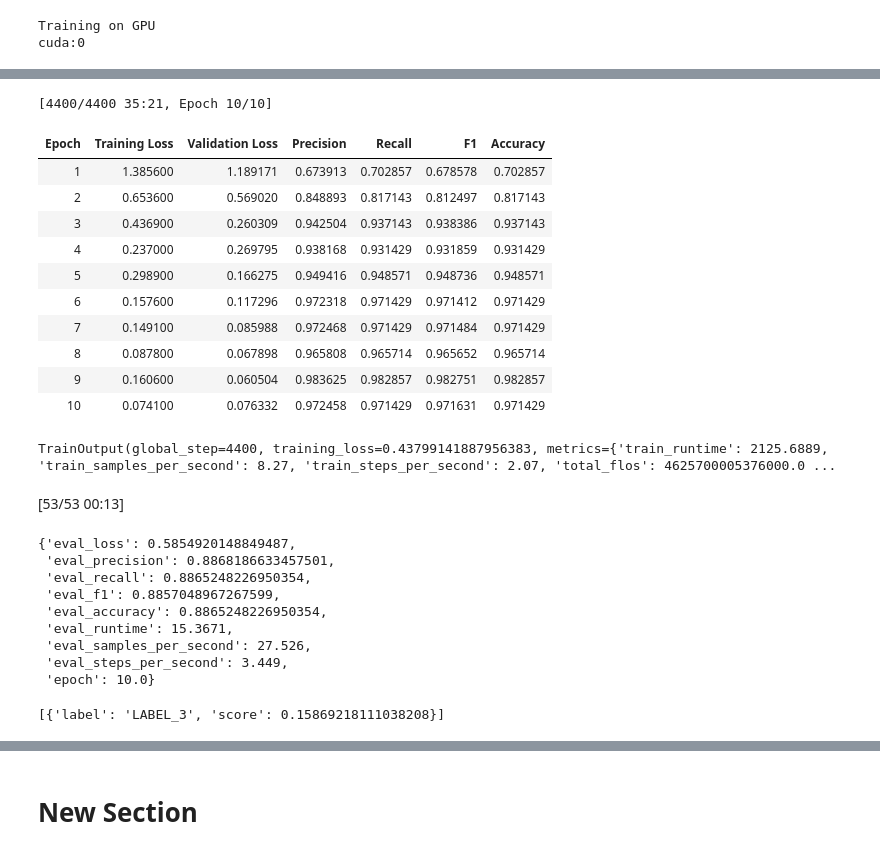
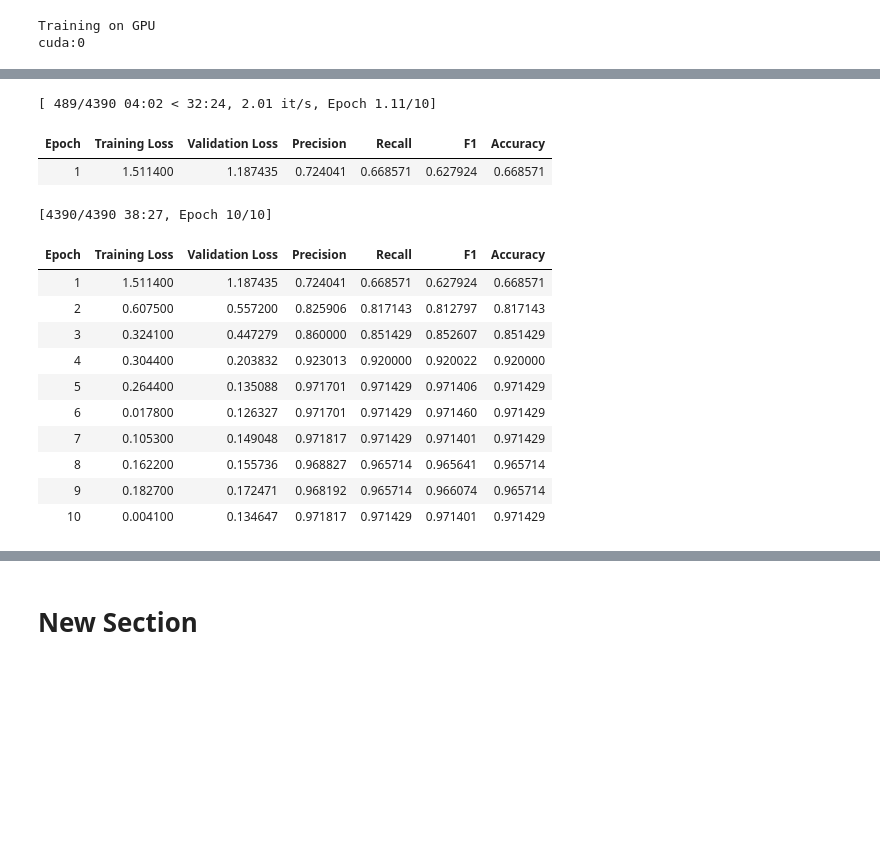
Before and after one commit to demekeendalie/Fine-tuning-bert-model-for-amharic-news-classification, a Jupyter notebook: Amharic_news_classification.ipynb, the cells around one changed output, grey strips where cells are left out. Cells and saved outputs as stored; diff of their text form; code cells hidden in the pictures; blank space fills up the shorter version.

```diff
--- a/Amharic_news_classification.ipynb
+++ b/Amharic_news_classification.ipynb
@@ -456,32 +490,3 @@ trainer = Trainer(
 # %%
 import torch
 torch.cuda.empty_cache()
-# %%
-trainer.train()
-# %% [output]
-[4400/4400 35:21, Epoch 10/10]
-| Epoch | Training Loss | Validation Loss | Precision | Recall | F1 | Accuracy |
-| 1 | 1.385600 | 1.189171 | 0.673913 | 0.702857 | 0.678578 | 0.702857 |
-| 2 | 0.653600 | 0.569020 | 0.848893 | 0.817143 | 0.812497 | 0.817143 |
-| 3 | 0.436900 | 0.260309 | 0.942504 | 0.937143 | 0.938386 | 0.937143 |
-| 4 | 0.237000 | 0.269795 | 0.938168 | 0.931429 | 0.931859 | 0.931429 |
-| 5 | 0.298900 | 0.166275 | 0.949416 | 0.948571 | 0.948736 | 0.948571 |
-| 6 | 0.157600 | 0.117296 | 0.972318 | 0.971429 | 0.971412 | 0.971429 |
-| 7 | 0.149100 | 0.085988 | 0.972468 | 0.971429 | 0.971484 | 0.971429 |
-| 8 | 0.087800 | 0.067898 | 0.965808 | 0.965714 | 0.965652 | 0.965714 |
-| 9 | 0.160600 | 0.060504 | 0.983625 | 0.982857 | 0.982751 | 0.982857 |
-| 10 | 0.074100 | 0.076332 | 0.972458 | 0.971429 | 0.971631 | 0.971429 |
-TrainOutput(global_step=4400, training_loss=0.43799141887956383, metrics={'train_runtime': 2125.6889, 'train_samples_per_second': 8.27, 'train_steps_per_second': 2.07, 'total_flos': 4625700005376000.0 ...
-# %%
-trainer.evaluate(small_test_dataset)
-# %% [output]
-[53/53 00:13]
-{'eval_loss': 0.5854920148849487,
- 'eval_precision': 0.8868186633457501,
- 'eval_recall': 0.8865248226950354,
- 'eval_f1': 0.8857048967267599,
- 'eval_accuracy': 0.8865248226950354,
- 'eval_runtime': 15.3671,
- 'eval_samples_per_second': 27.526,
- 'eval_steps_per_second': 3.449,
- 'epoch': 10.0}
@@ -495,7 +493,18 @@ pt_model = AutoModelForSequenceClassification.from_pretrained("/content/transfor
-# %%
-from transformers import pipeline
-
-classifier = pipeline('text-classification', model="/content/transformer/pt_save_pretrained")
-classifier("የቱርክ እግር ኳስ ፌዴሬሽን ሰኞ ዕለት አንድ የእግር ኳስ ክለብ ኃላፊ ዳኛ መመታቸውን ተከትሎ የከፍተኛው ሊግ እግር ኳስ ሙሉ በሙሉ እንዲቋረጥ አዟል። አንካራጉጁ የተባለው ክለብ ፕሬዝደንት ፋሩክ ኮቻ የመሐል ዳኛው ሐሊል መሙት ሜለርን በቡጢ መትተዋል። ፕሬዝደንቱ ይህን ድርጊት የፈፀሙት ቡድናቸው 1-0 እየመራ በ97ኛው ደቂቃ በተቀናቃኙ ክለብ ሪዜስፖር አንድ ጎል ከተቆጠረበት በኋላ ነው።")
-# %% [output]
-[{'label': 'LABEL_3', 'score': 0.15869218111038208}]
+# %%
+ train_result=trainer.train()
+# %% [output]
+[ 489/4390 04:02 < 32:24, 2.01 it/s, Epoch 1.11/10]
+| Epoch | Training Loss | Validation Loss | Precision | Recall | F1 | Accuracy |
+| 1 | 1.511400 | 1.187435 | 0.724041 | 0.668571 | 0.627924 | 0.668571 |
+[4390/4390 38:27, Epoch 10/10]
+| Epoch | Training Loss | Validation Loss | Precision | Recall | F1 | Accuracy |
+| 1 | 1.511400 | 1.187435 | 0.724041 | 0.668571 | 0.627924 | 0.668571 |
+| 2 | 0.607500 | 0.557200 | 0.825906 | 0.817143 | 0.812797 | 0.817143 |
+| 3 | 0.324100 | 0.447279 | 0.860000 | 0.851429 | 0.852607 | 0.851429 |
+| 4 | 0.304400 | 0.203832 | 0.923013 | 0.920000 | 0.920022 | 0.920000 |
+| 5 | 0.264400 | 0.135088 | 0.971701 | 0.971429 | 0.971406 | 0.971429 |
+| 6 | 0.017800 | 0.126327 | 0.971701 | 0.971429 | 0.971460 | 0.971429 |
+| 7 | 0.105300 | 0.149048 | 0.971817 | 0.971429 | 0.971401 | 0.971429 |
+| 8 | 0.162200 | 0.155736 | 0.968827 | 0.965714 | 0.965641 | 0.965714 |
+| 9 | 0.182700 | 0.172471 | 0.968192 | 0.965714 | 0.966074 | 0.965714 |
+| 10 | 0.004100 | 0.134647 | 0.971817 | 0.971429 | 0.971401 | 0.971429 |
```
Also changed, not shown: parts of 35 cells of this notebook.
